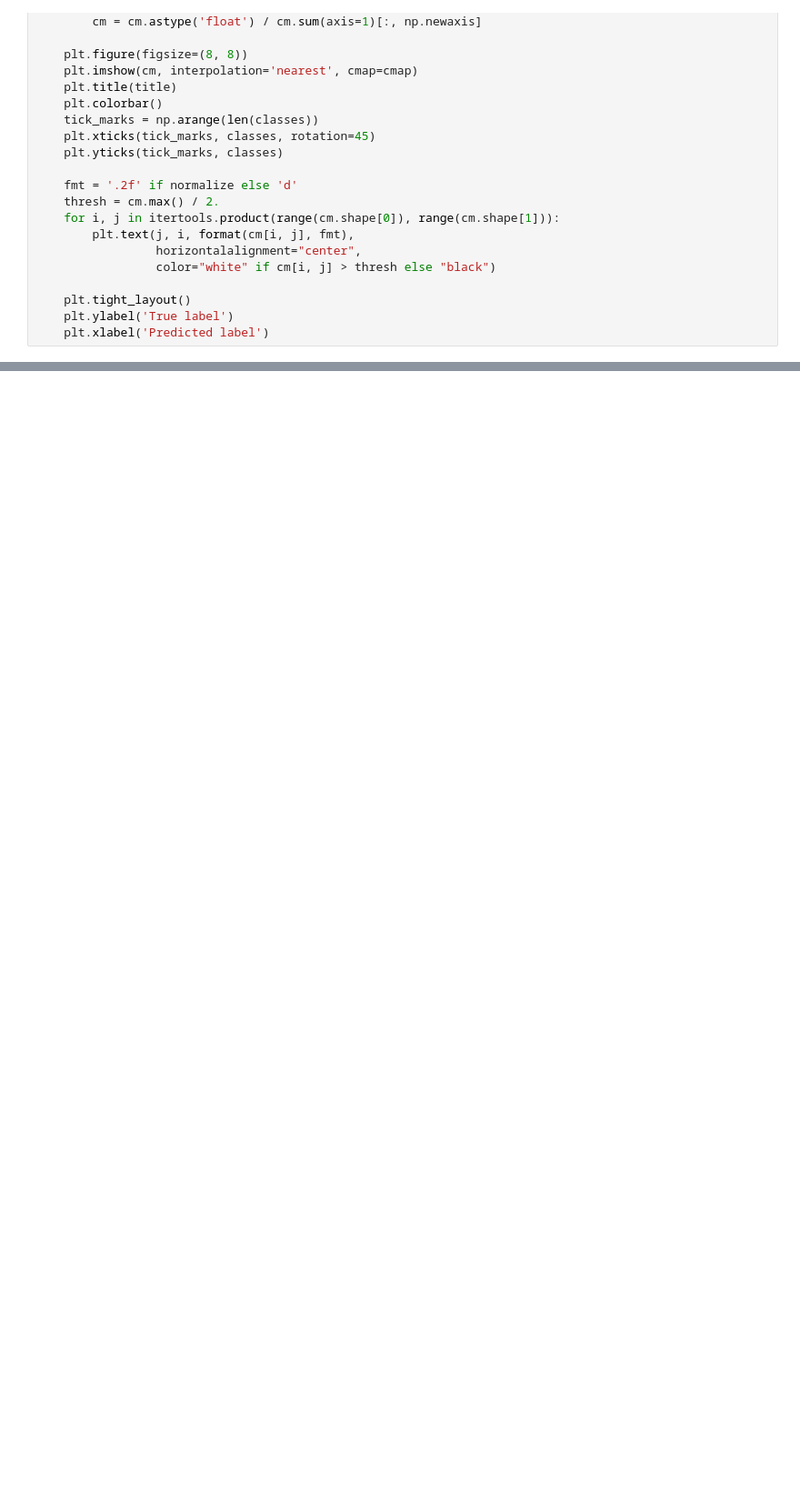
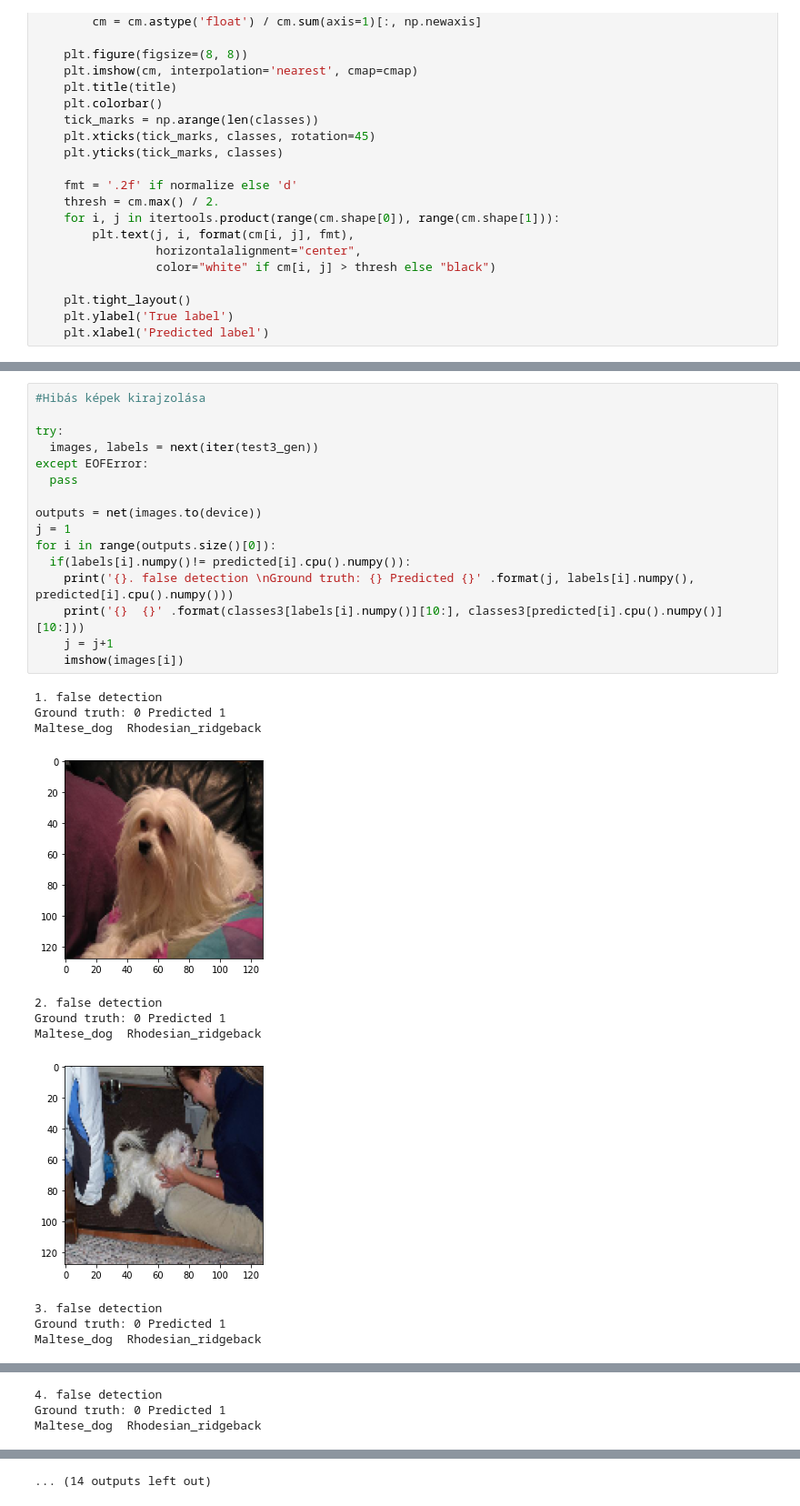
Before and after one commit to vircsinger625/Onlab_2020_2, a Jupyter notebook: Önlab_3Kutya_StanfordDogsDataset.ipynb, the cells around one changed output, grey strips where cells are left out. Shown at 91% size. Saved outputs shown, nothing was run; the diff lists cells and outputs as text; blank space fills up the shorter version.

```diff
--- a/Önlab_3Kutya_StanfordDogsDataset.ipynb
+++ b/Önlab_3Kutya_StanfordDogsDataset.ipynb
@@ -563,0 +561,28 @@ Predicted:
+# %%
+#Hibás képek kirajzolása
+
+try:
+  images, labels = next(iter(test3_gen))
+except EOFError:
+  pass
+
+outputs = net(images.to(device))
+j = 1
+for i in range(outputs.size()[0]):
+  if(labels[i].numpy()!= predicted[i].cpu().numpy()):
+    print('{}. false detection \nGround truth: {} Predicted {}' .format(j, labels[i].numpy(), predicted[i].cpu().numpy()))
+    print('{}  {}' .format(classes3[labels[i].numpy()][10:], classes3[predicted[i].cpu().numpy()][10:]))
+    j = j+1
+    imshow(images[i])
+# %% [output]
+1. false detection
+Ground truth: 0 Predicted 1
+Maltese_dog  Rhodesian_ridgeback
+[figure, added]
+2. false detection
+Ground truth: 0 Predicted 1
+Maltese_dog  Rhodesian_ridgeback
+[figure, added]
+3. false detection
+Ground truth: 0 Predicted 1
+Maltese_dog  Rhodesian_ridgeback
@@ -563,0 +590,3 @@ Predicted:
+4. false detection
+Ground truth: 0 Predicted 1
+Maltese_dog  Rhodesian_ridgeback
@@ -564,3 +602,4 @@ Predicted:
+... (14 outputs left out)
 # %%
 def dataset_accuracy(net, data_loader, name=""):
     net = net.to(device)
```
Also changed, not shown: parts of 10 cells of this notebook.
